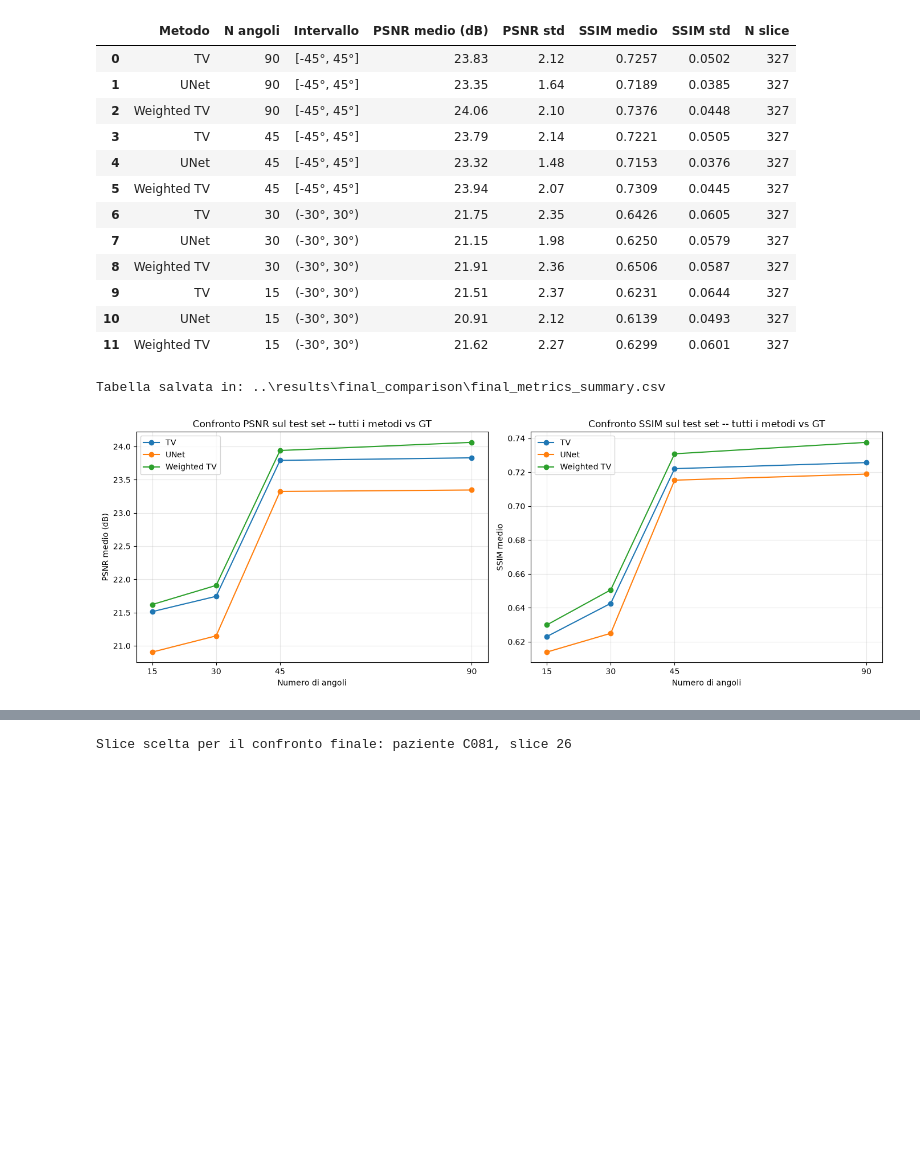
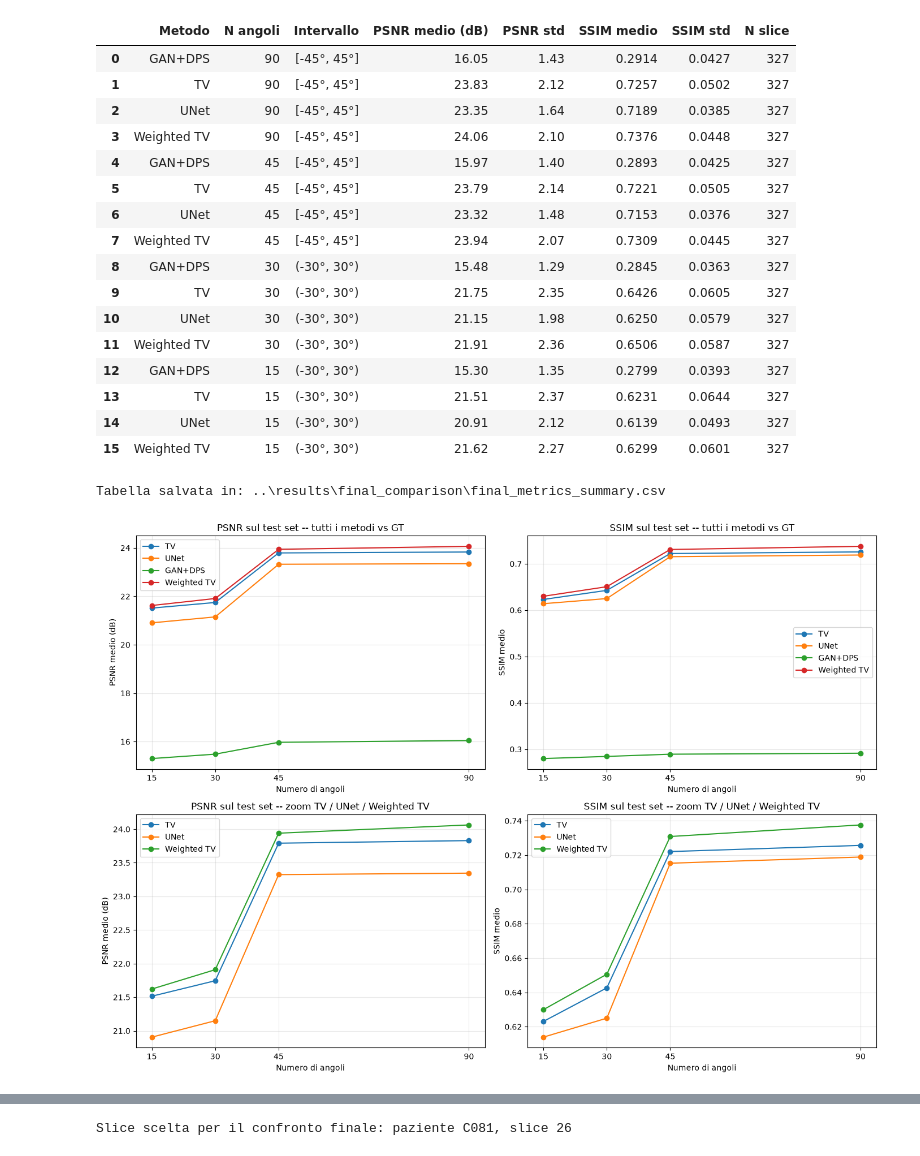
Before and after one commit to Manieri03/limited-angle-ct-reconstruction, a Jupyter notebook: notebooks/07_final_comparison.ipynb, the cells around one changed output, grey strips where cells are left out. Saved outputs shown, nothing was run; the diff lists cells and outputs as text; code cells hidden in the pictures; blank space fills up the shorter version.

```diff
--- a/notebooks/07_final_comparison.ipynb
+++ b/notebooks/07_final_comparison.ipynb
@@ -1,6 +1,6 @@
 # %%
 # ============================================================
-# Confronto finale tra tutti i metodi (TV, UNet, Weighted TV)
+# Confronto finale tra tutti i metodi (TV, UNet, GAN+DPS, Weighted TV)
 # Legge i riepiloghi JSON e le ricostruzioni gia' salvate dagli
 # altri notebook, non ricalcola nulla da zero.
 # ============================================================
@@ -18,11 +18,12 @@ from IPPy.utilities.metrics import PSNR, SSIM
 from utils.data_utils import load_normalized_image
 
 
-# Ricostruzioni (root/n_angoli/paziente/slice.npy, stessa struttura per tutti e tre)
+# Ricostruzioni (root/n_angoli/paziente/slice.npy, stessa struttura per tutti e quattro)
 TEST_DIR = Path("../dataset_resized/test_resized")
 TV_TEST_DIR = Path("../tv_reconstructions/test")
 WTV_TEST_DIR = Path("../weighted_tv_reconstructions_tuned/test")
 UNET_TEST_DIR = Path("../unet_reconstructions/test")
+GANDPS_TEST_DIR = Path("../gan_dps_reconstructions/test")
 
 RESULTS_DIR = Path("../results")
 JSON_DIR = RESULTS_DIR / "json"
@@ -40,13 +41,14 @@ ANGLE_INTERVALS = {
 }
 
 # Il TV e' stato valutato solo sul paziente C081: e' l'unico paziente
-# comune a tutti e tre i metodi, va usato per il confronto visivo
+# comune a tutti e quattro i metodi, va usato per il confronto visivo
 PATIENT = "C081"
 
 # Solo i metodi confrontati contro la ground truth (metrica finale)
 METHODS_JSON = {
     "TV": JSON_DIR / "tv_test_metrics.json",
     "UNet": JSON_DIR / "unet_test_metrics.json",
+    "GAN+DPS": JSON_DIR / "gandps_test_metrics.json",
     "Weighted TV": JSON_DIR / "weighted_tv_tuned_test_metrics.json",
 }
 
@@ -55,6 +57,7 @@ METHODS_JSON = {
 METHOD_DIRS = {
     "TV": TV_TEST_DIR,
     "UNet": UNET_TEST_DIR,
+    "GAN+DPS": GANDPS_TEST_DIR,
     "Weighted TV": WTV_TEST_DIR,
 }
 # %%
@@ -87,18 +90,22 @@ summary_df = summary_df.sort_values(["N angoli", "Metodo"], ascending=[False, Tr
 summary_df
 # %% [output]
 |  | Metodo | N angoli | Intervallo | PSNR medio (dB) | PSNR std | SSIM medio | SSIM std | N slice |
-| 0 | TV | 90 | [-45°, 45°] | 23.83 | 2.12 | 0.7257 | 0.0502 | 327 |
-| 1 | UNet | 90 | [-45°, 45°] | 23.35 | 1.64 | 0.7189 | 0.0385 | 327 |
-| 2 | Weighted TV | 90 | [-45°, 45°] | 24.06 | 2.10 | 0.7376 | 0.0448 | 327 |
-| 3 | TV | 45 | [-45°, 45°] | 23.79 | 2.14 | 0.7221 | 0.0505 | 327 |
-| 4 | UNet | 45 | [-45°, 45°] | 23.32 | 1.48 | 0.7153 | 0.0376 | 327 |
-| 5 | Weighted TV | 45 | [-45°, 45°] | 23.94 | 2.07 | 0.7309 | 0.0445 | 327 |
-| 6 | TV | 30 | (-30°, 30°) | 21.75 | 2.35 | 0.6426 | 0.0605 | 327 |
-| 7 | UNet | 30 | (-30°, 30°) | 21.15 | 1.98 | 0.6250 | 0.0579 | 327 |
-| 8 | Weighted TV | 30 | (-30°, 30°) | 21.91 | 2.36 | 0.6506 | 0.0587 | 327 |
-| 9 | TV | 15 | (-30°, 30°) | 21.51 | 2.37 | 0.6231 | 0.0644 | 327 |
-| 10 | UNet | 15 | (-30°, 30°) | 20.91 | 2.12 | 0.6139 | 0.0493 | 327 |
-| 11 | Weighted TV | 15 | (-30°, 30°) | 21.62 | 2.27 | 0.6299 | 0.0601 | 327 |
+| 0 | GAN+DPS | 90 | [-45°, 45°] | 16.05 | 1.43 | 0.2914 | 0.0427 | 327 |
+| 1 | TV | 90 | [-45°, 45°] | 23.83 | 2.12 | 0.7257 | 0.0502 | 327 |
+| 2 | UNet | 90 | [-45°, 45°] | 23.35 | 1.64 | 0.7189 | 0.0385 | 327 |
+| 3 | Weighted TV | 90 | [-45°, 45°] | 24.06 | 2.10 | 0.7376 | 0.0448 | 327 |
+| 4 | GAN+DPS | 45 | [-45°, 45°] | 15.97 | 1.40 | 0.2893 | 0.0425 | 327 |
+| 5 | TV | 45 | [-45°, 45°] | 23.79 | 2.14 | 0.7221 | 0.0505 | 327 |
+| 6 | UNet | 45 | [-45°, 45°] | 23.32 | 1.48 | 0.7153 | 0.0376 | 327 |
+| 7 | Weighted TV | 45 | [-45°, 45°] | 23.94 | 2.07 | 0.7309 | 0.0445 | 327 |
+| 8 | GAN+DPS | 30 | (-30°, 30°) | 15.48 | 1.29 | 0.2845 | 0.0363 | 327 |
+| 9 | TV | 30 | (-30°, 30°) | 21.75 | 2.35 | 0.6426 | 0.0605 | 327 |
+| 10 | UNet | 30 | (-30°, 30°) | 21.15 | 1.98 | 0.6250 | 0.0579 | 327 |
+| 11 | Weighted TV | 30 | (-30°, 30°) | 21.91 | 2.36 | 0.6506 | 0.0587 | 327 |
+| 12 | GAN+DPS | 15 | (-30°, 30°) | 15.30 | 1.35 | 0.2799 | 0.0393 | 327 |
+| 13 | TV | 15 | (-30°, 30°) | 21.51 | 2.37 | 0.6231 | 0.0644 | 327 |
+| 14 | UNet | 15 | (-30°, 30°) | 20.91 | 2.12 | 0.6139 | 0.0493 | 327 |
+| 15 | Weighted TV | 15 | (-30°, 30°) | 21.62 | 2.27 | 0.6299 | 0.0601 | 327 |
 # %%
 # ============================================================
 # Controllo: il TV e' stato valutato solo sul paziente C081, gli
@@ -123,36 +130,46 @@ Tabella salvata in: ..\results\final_comparison\final_metrics_summary.csv
 # %%
 # ============================================================
 # Grafico comparativo PSNR e SSIM medi, tutti i metodi vs GT
+# + zoom solo tra metodi competitivi (TV, UNet, Weighted TV)
 # ============================================================
 
-fig, axs = plt.subplots(1, 2, figsize=(14, 5))
+fig, axs = plt.subplots(2, 2, figsize=(14, 10))
 
 for method, metrics in metrics_by_method.items():
     psnr_means = [metrics[str(n)]["psnr_mean"] for n in N_ANGLES_CONFIGS]
     ssim_means = [metrics[str(n)]["ssim_mean"] for n in N_ANGLES_CONFIGS]
 
-    axs[0].plot(N_ANGLES_CONFIGS, psnr_means, marker="o", label=method)
-    axs[1].plot(N_ANGLES_CONFIGS, ssim_means, marker="o", label=method)
+    axs[0, 0].plot(N_ANGLES_CONFIGS, psnr_means, marker="o", label=method)
+    axs[0, 1].plot(N_ANGLES_CONFIGS, ssim_means, marker="o", label=method)
 
-axs[0].set_xlabel("Numero di angoli")
-axs[0].set_ylabel("PSNR medio (dB)")
-axs[0].set_title("Confronto PSNR sul test set -- tutti i metodi vs GT")
-axs[0].set_xticks(N_ANGLES_CONFIGS)
-axs[0].grid(alpha=0.3)
-axs[0].legend()
+    if method != "GAN+DPS":
+        axs[1, 0].plot(N_ANGLES_CONFIGS, psnr_means, marker="o", label=method)
+        axs[1, 1].plot(N_ANGLES_CONFIGS, ssim_means, marker="o", label=method)
 
-axs[1].set_xlabel("Numero di angoli")
-axs[1].set_ylabel("SSIM medio")
-axs[1].set_title("Confronto SSIM sul test set -- tutti i metodi vs GT")
-axs[1].set_xticks(N_ANGLES_CONFIGS)
-axs[1].grid(alpha=0.3)
-axs[1].legend()
+axs[0, 0].set_title("PSNR sul test set -- tutti i metodi vs GT")
+axs[0, 1].set_title("SSIM sul test set -- tutti i metodi vs GT")
+axs[1, 0].set_title("PSNR sul test set -- zoom TV / UNet / Weighted TV")
+axs[1, 1].set_title("SSIM sul test set -- zoom TV / UNet / Weighted TV")
+
+for ax in axs[:, 0]:
+    ax.set_xlabel("Numero di angoli")
+    ax.set_ylabel("PSNR medio (dB)")
+    ax.set_xticks(N_ANGLES_CONFIGS)
+    ax.grid(alpha=0.3)
+    ax.legend()
+
+for ax in axs[:, 1]:
+    ax.set_xlabel("Numero di angoli")
+    ax.set_ylabel("SSIM medio")
+    ax.set_xticks(N_ANGLES_CONFIGS)
+    ax.grid(alpha=0.3)
+    ax.legend()
 
 plt.tight_layout()
 plt.savefig(FINAL_DIR / "comparison_psnr_ssim_all_methods.png", dpi=150)
 plt.show()
 # %% [output]
-[figure, old version]
+[figure, new version]
 # %%
 # ============================================================
 # Boxplot PSNR e SSIM sull'intero test set, per metodo e
```
Also changed, not shown: parts of 2 cells of this notebook, 17 other files.
